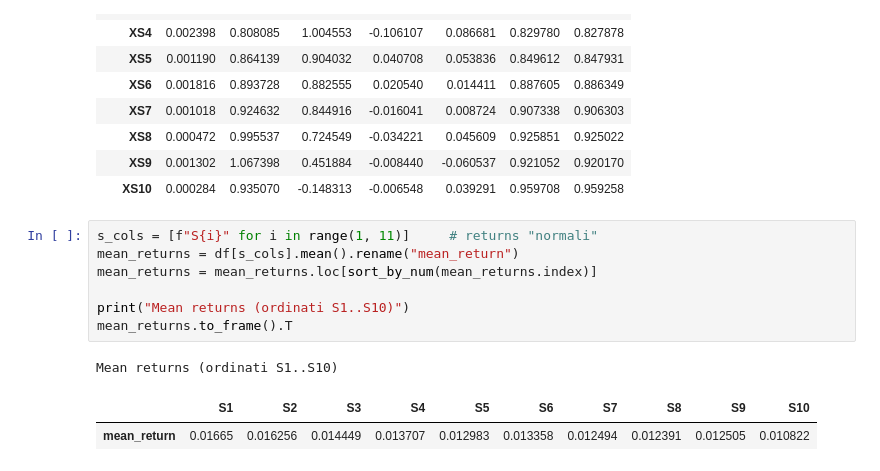
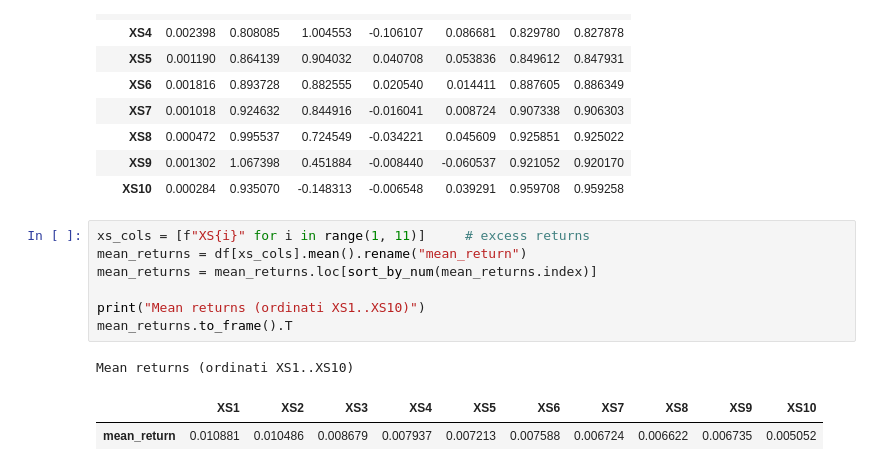
Before and after one commit to Luca404/UniBG_Assignments, a Jupyter notebook: Financial_Assignment1/cross-section_regression.ipynb, the cells around one changed output. Saved outputs shown, nothing was run; the diff lists cells and outputs as text.

```diff
--- a/Financial_Assignment1/cross-section_regression.ipynb
+++ b/Financial_Assignment1/cross-section_regression.ipynb
@@ -62,15 +64,15 @@ Time-series betas/alpha/metrics
 | XS9 | 0.001302 | 1.067398 | 0.451884 | -0.008440 | -0.060537 | 0.921052 | 0.920170 |
 | XS10 | 0.000284 | 0.935070 | -0.148313 | -0.006548 | 0.039291 | 0.959708 | 0.959258 |
 # %%
-s_cols = [f"S{i}" for i in range(1, 11)]     # returns "normali"
-mean_returns = df[s_cols].mean().rename("mean_return")
+xs_cols = [f"XS{i}" for i in range(1, 11)]     # excess returns
+mean_returns = df[xs_cols].mean().rename("mean_return")
 mean_returns = mean_returns.loc[sort_by_num(mean_returns.index)]
 
-print("Mean returns (ordinati S1..S10)")
+print("Mean returns (ordinati XS1..XS10)")
 mean_returns.to_frame().T
 # %% [output]
-Mean returns (ordinati S1..S10)
+Mean returns (ordinati XS1..XS10)
-|  | S1 | S2 | S3 | S4 | S5 | S6 | S7 | S8 | S9 | S10 |
-| mean_return | 0.01665 | 0.016256 | 0.014449 | 0.013707 | 0.012983 | 0.013358 | 0.012494 | 0.012391 | 0.012505 | 0.010822 |
+|  | XS1 | XS2 | XS3 | XS4 | XS5 | XS6 | XS7 | XS8 | XS9 | XS10 |
+| mean_return | 0.010881 | 0.010486 | 0.008679 | 0.007937 | 0.007213 | 0.007588 | 0.006724 | 0.006622 | 0.006735 | 0.005052 |
 # %%
 betas = ts_summary[["beta_M","beta_SMB","beta_HML","beta_UMD"]].copy()
```
Also changed, not shown: parts of 16 cells of this notebook, 13 other files.
